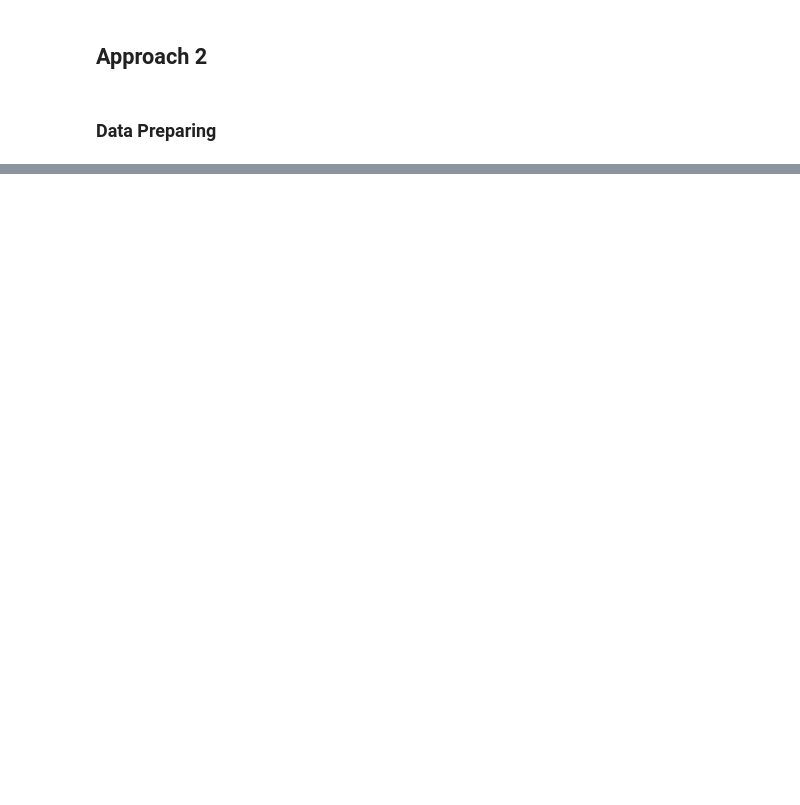
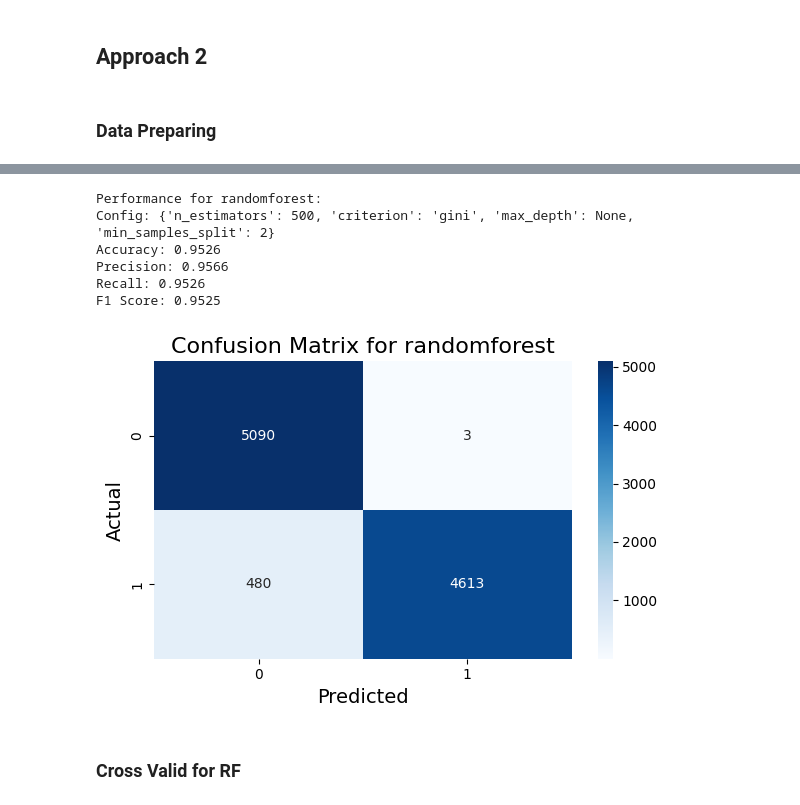
Before and after one commit to BaoVoThuong/4G_Behavior_Analysis, a Jupyter notebook: src/Model.ipynb, the cells around one changed output, grey strips where cells are left out. Saved outputs shown, nothing was run; the diff lists cells and outputs as text; code cells hidden in the pictures; blank space fills up the shorter version.

```diff
--- a/src/Model.ipynb
+++ b/src/Model.ipynb
@@ -604,0 +634,13 @@ ml_3.
+# %%
+# RandomForest on Test set
+ml_ap2.run_model('randomforest',False)
+# %% [output]
+Performance for randomforest:
+Config: {'n_estimators': 500, 'criterion': 'gini', 'max_depth': None, 'min_samples_split': 2}
+Accuracy: 0.9526
+Precision: 0.9566
+Recall: 0.9526
+F1 Score: 0.9525
+[figure, added]
+# %% [markdown]
+### Cross Valid for RF
```
Also changed, not shown: parts of 23 cells of this notebook.
